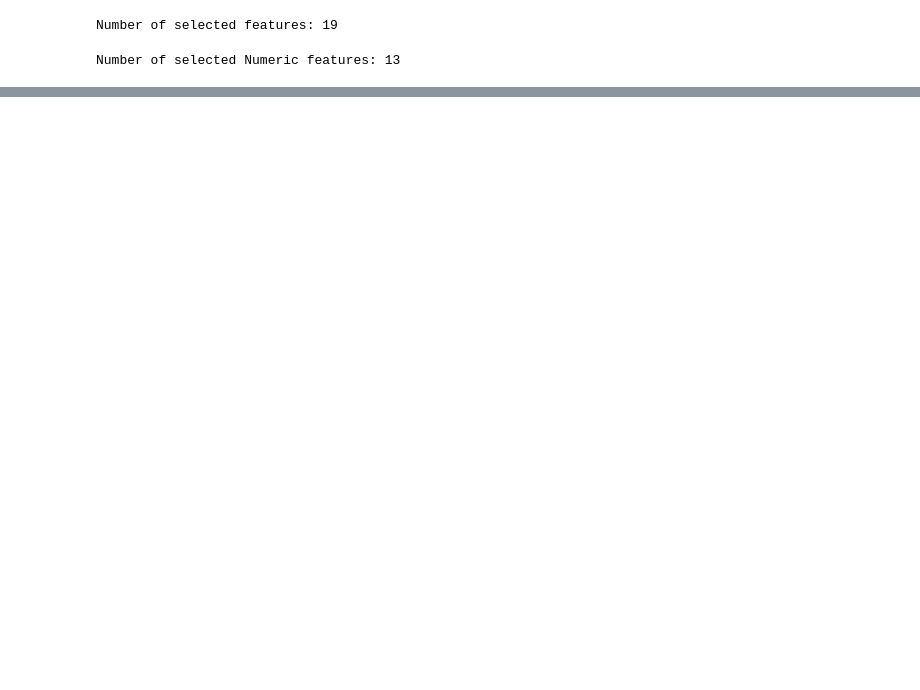
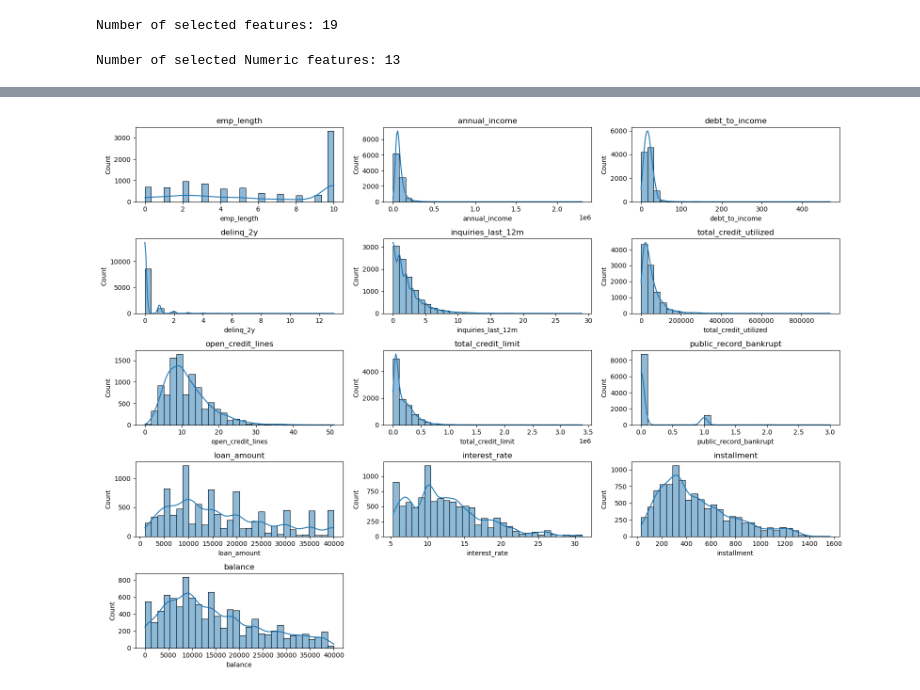
Before and after one commit to Kurodataio/Loan-Default-Prediction, a Jupyter notebook: loan-default-prediction.ipynb, the cells around one changed output, grey strips where cells are left out. Saved outputs shown, nothing was run; the diff lists cells and outputs as text; code cells hidden in the pictures; blank space fills up the shorter version.

Commit message:
Added distribution, heatmap, scatter and pairplot for numeric features

```diff
--- a/loan-default-prediction.ipynb
+++ b/loan-default-prediction.ipynb
@@ -270,0 +283,12 @@ dtype: float64
+# %%
+# Distribution Plots (Histograms + KDE)
+# Using nuumeric featrues
+plt.figure(figsize=(16, 12))
+for i, col in enumerate(feature_list, 1):
+    plt.subplot(5, 3, i) # 3 columns by 6 rows
+    sns.histplot(df[col], kde=True, bins=30)
+    plt.title(col)
+plt.tight_layout()
+plt.show()
+# %% [output]
+[figure, added]
```
Also changed, not shown: parts of 6 cells of this notebook.
